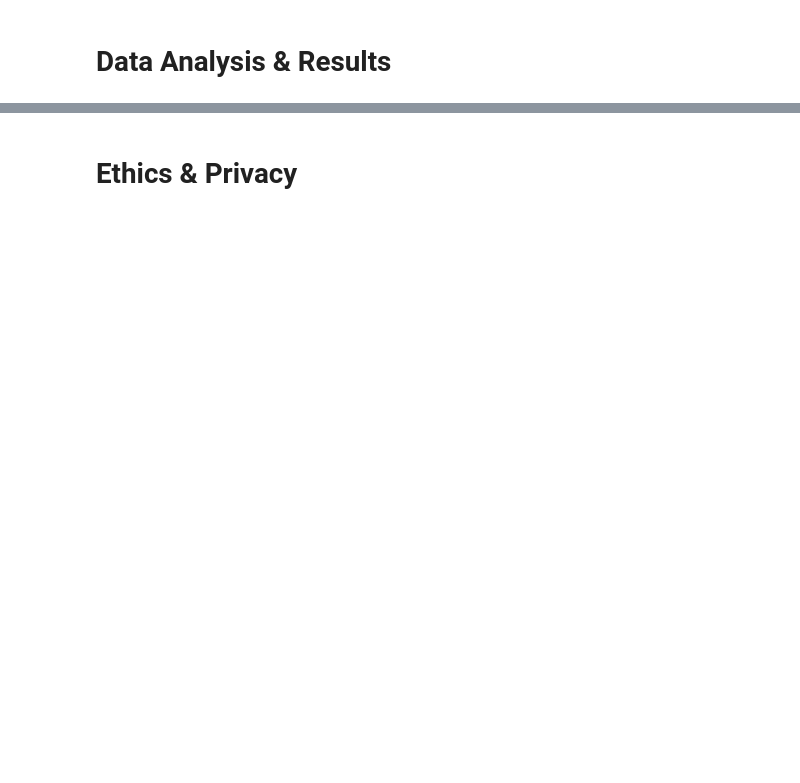
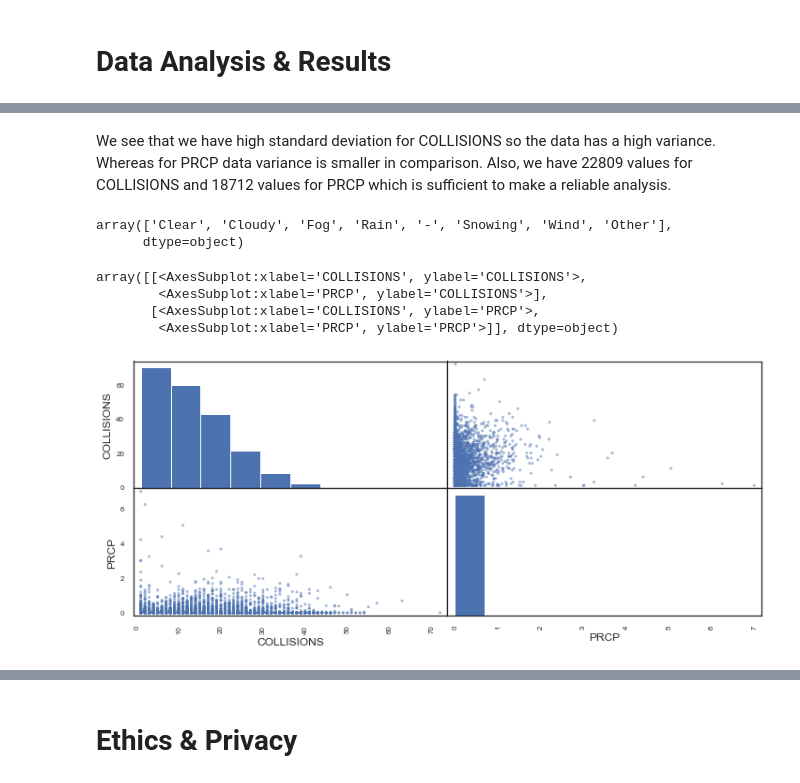
Before and after one commit to DeusSeos/Group007-Wi22-Resume, a Jupyter notebook: FinalProjectGroup007-Wi22.ipynb, the cells around one changed output, grey strips where cells are left out. Saved outputs shown, nothing was run; the diff lists cells and outputs as text; code cells hidden in the pictures; blank space fills up the shorter version.

```diff
--- a/FinalProjectGroup007-Wi22.ipynb
+++ b/FinalProjectGroup007-Wi22.ipynb
@@ -102,2 +100,21 @@ We will be using pandas to concatentate the precipitation data and car crash dat
+# %%
+import numpy as np
+import pandas as pd
+import seaborn as sns
+sns.set(font_scale=1, style="white")
+
+import matplotlib as mpl
+import matplotlib.pyplot as plt
+import matplotlib.style as style
+plt.rcParams['figure.figsize'] = (12, 5)
+
+import warnings
+warnings.filterwarnings('ignore')
+pd.set_option("display.max_columns", 104)
+
+import patsy
+import statsmodels.api as sm
+import scipy.stats as stats
+from scipy.stats import ttest_ind, chisquare, normaltest
 # %% [markdown]
 # Data Cleaning
@@ -115,0 +334,6 @@ Include cells that describe the steps in your data analysis.
+# %%
+# retrieve the data
+
+weatherCrashDf = pd.read_csv('weatherCrashDf.csv')
+weatherCrashDf.rename(columns = {'COUNT':'COLLISIONS'}, inplace = True)
+weatherCrashDf
@@ -115,0 +369,18 @@ Include cells that describe the steps in your data analysis.
+# %% [markdown]
+We see that we have high standard deviation for COLLISIONS so the data has a high variance. Whereas for PRCP data variance is smaller in comparison. Also, we have 22809 values for COLLISIONS and 18712 values for PRCP which is sufficient to make a reliable analysis.
+# %%
+# determine what weather types we have
+weatherCrashDf['WEATHER'].unique()
+# %% [output]
+array(['Clear', 'Cloudy', 'Fog', 'Rain', '-', 'Snowing', 'Wind', 'Other'],
+      dtype=object)
+# %%
+# see the relation between variables
+fig = pd.plotting.scatter_matrix(weatherCrashDf[['DATE', 'WEATHER', 'COLLISIONS','PRCP','CITY']])
+fig
+# %% [output]
+array([[<AxesSubplot:xlabel='COLLISIONS', ylabel='COLLISIONS'>,
+        <AxesSubplot:xlabel='PRCP', ylabel='COLLISIONS'>],
+       [<AxesSubplot:xlabel='COLLISIONS', ylabel='PRCP'>,
+        <AxesSubplot:xlabel='PRCP', ylabel='PRCP'>]], dtype=object)
+[figure, added]
```
Also changed, not shown: parts of 45 cells of this notebook.
